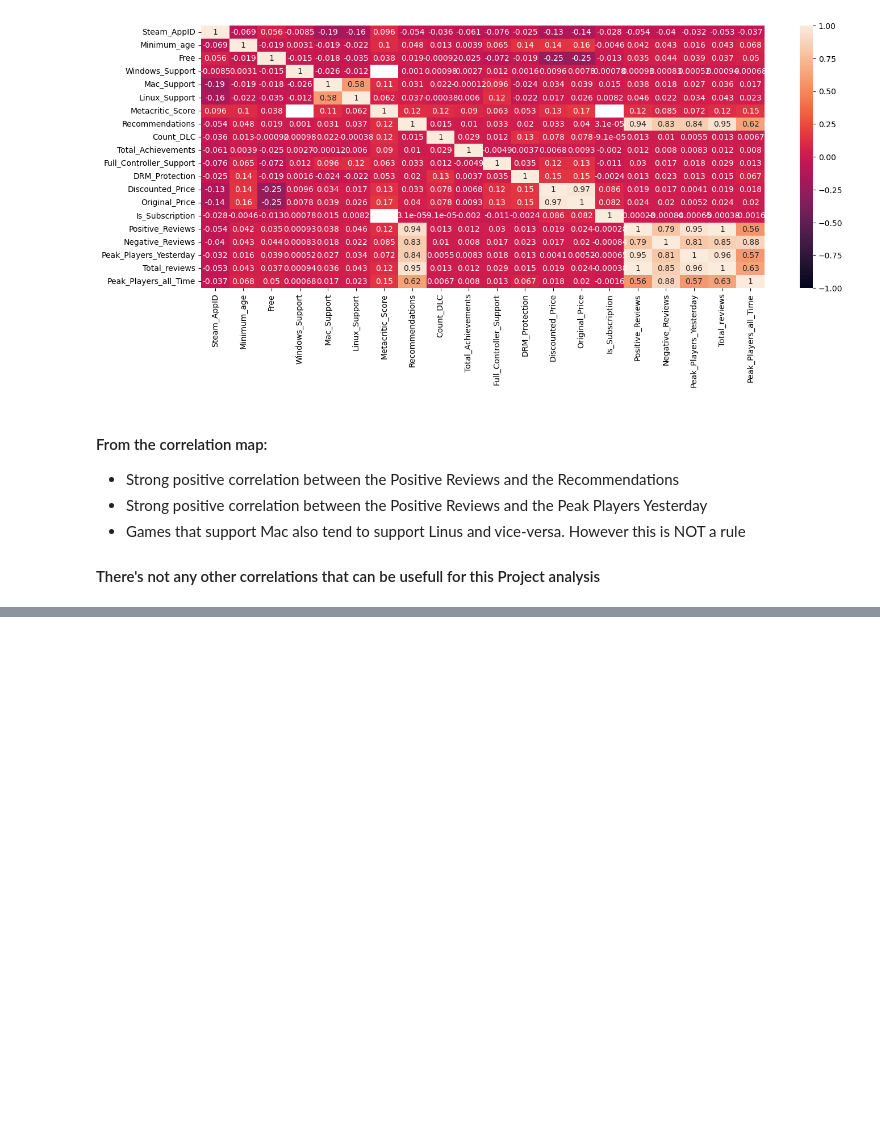
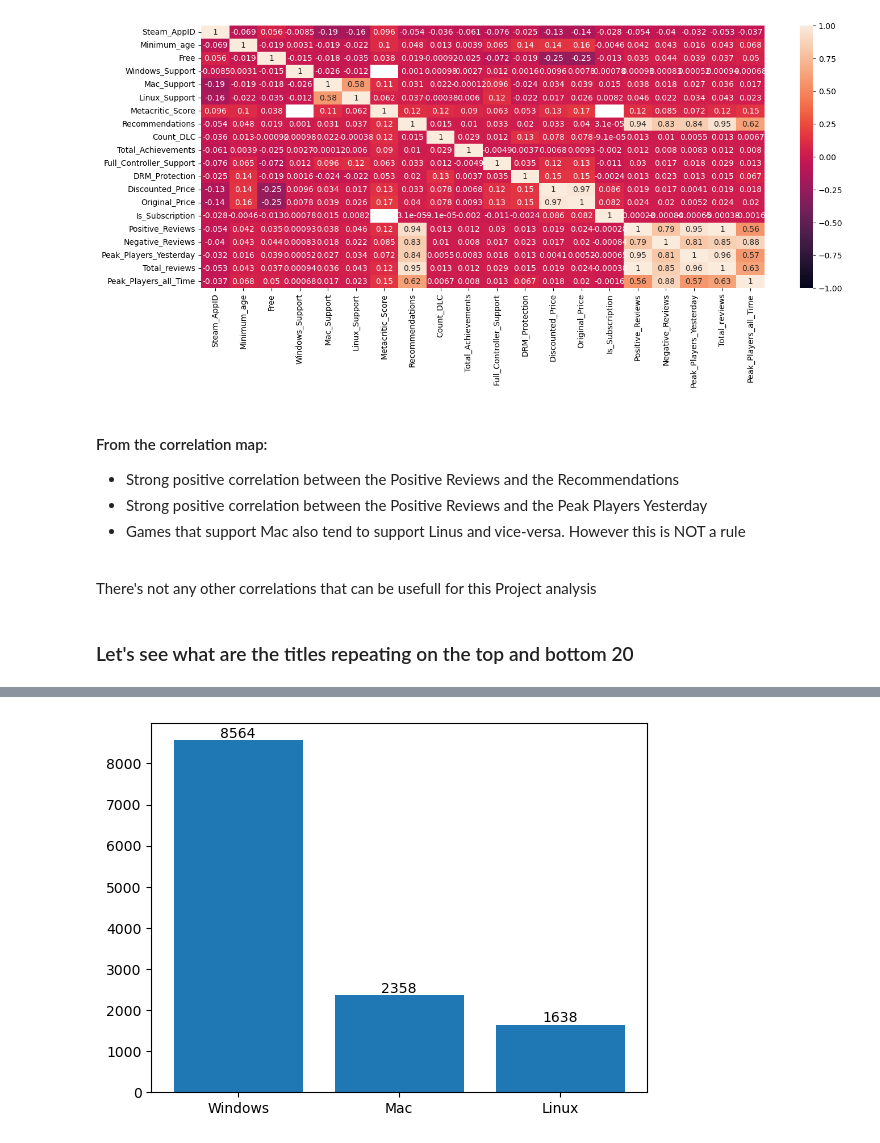
Before and after one commit to marxio09dio/Steam-Games, a Jupyter notebook: 04_data_exploration.ipynb, the cells around one changed output, grey strips where cells are left out. Cells and saved outputs as stored; diff of their text form; code cells hidden in the pictures; blank space fills up the shorter version.

```diff
--- a/04_data_exploration.ipynb
+++ b/04_data_exploration.ipynb
@@ -50,7 +51,10 @@ sns.heatmap(df_steam.corr(), vmin=-1, vmax=1, annot=True)
 - Strong positive correlation between the Positive Reviews and the Peak Players Yesterday
 - Games that support Mac also tend to support Linus and vice-versa. However this is NOT a rule
 
-#### There's not any other correlations that can be usefull for this Project analysis
+<br>
+There's not any other correlations that can be usefull for this Project analysis
+# %% [markdown]
+### Let's see what are the titles repeating on the top and bottom 20
 # %%
 # See what are the Top 20 games
 top10_metacritic_score = df_steam['Metacritic_Score'].nlargest(20).index
@@ -124,3 +128,25 @@ unique_games_bottom
 | 17 | Devil's Hunt | Crusaders: Thy Kingdom Come | SpaceSys | Midnight Outlaw: 6 Hours to SunUp |
 | 18 | Epanalepsis | King Arthur: Fallen Champions | Kisaragi no Hougyoku | Mission Runway |
 | 19 | Flow Weaver | Trainz: Classic Cabon City | SPACE DVRTS | Crusaders: Thy Kingdom Come |
+# %%
+# Count the number of games that only support Windows
+only_windows_count = ((df_steam['Windows_Support'] == 1) & (df_steam['Mac_Support'] == 0) & (df_steam['Linux_Support'] == 0)).sum()
+
+# Count the number of games that support Mac
+mac_count = (df_steam['Mac_Support'] == 1).sum()
+
+# Count the number of games that support Linux
+linux_count = (df_steam['Linux_Support'] == 1).sum()
+
+# Create the bar chart
+os_system = ['Windows', 'Mac', 'Linux']
+counts = [only_windows_count, mac_count, linux_count]
+plt.bar(os_system, counts)
+
+# Add value labels to the bars
+for i, count in enumerate(counts):
+    plt.text(i, count, str(count),ha='center', va='bottom')
+
+plt.show()
+# %% [output]
+[figure, added]
```
Also changed, not shown: parts of 14 cells of this notebook.
